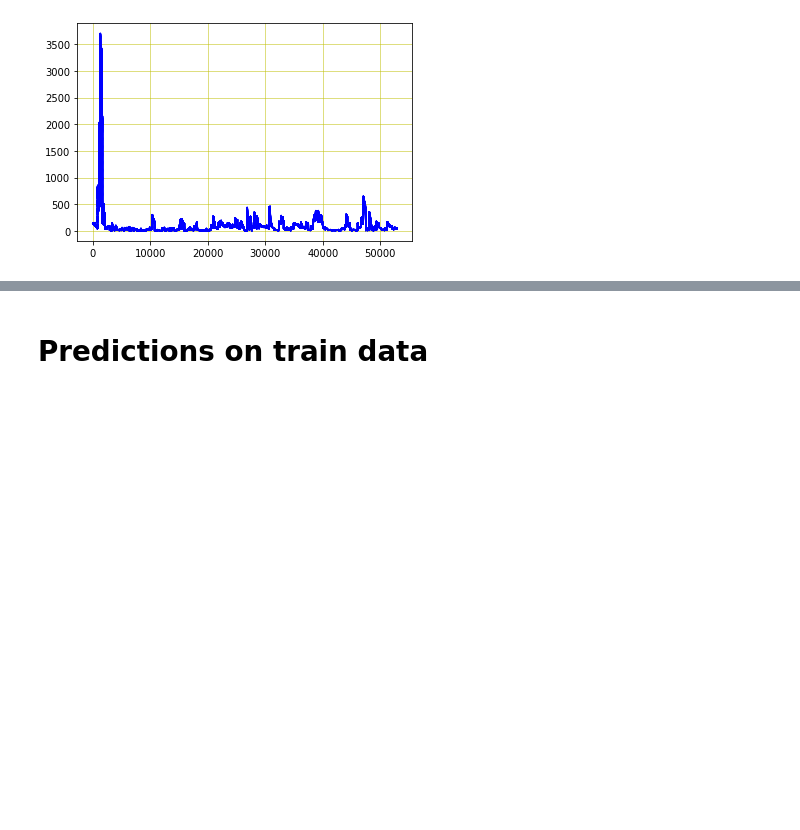
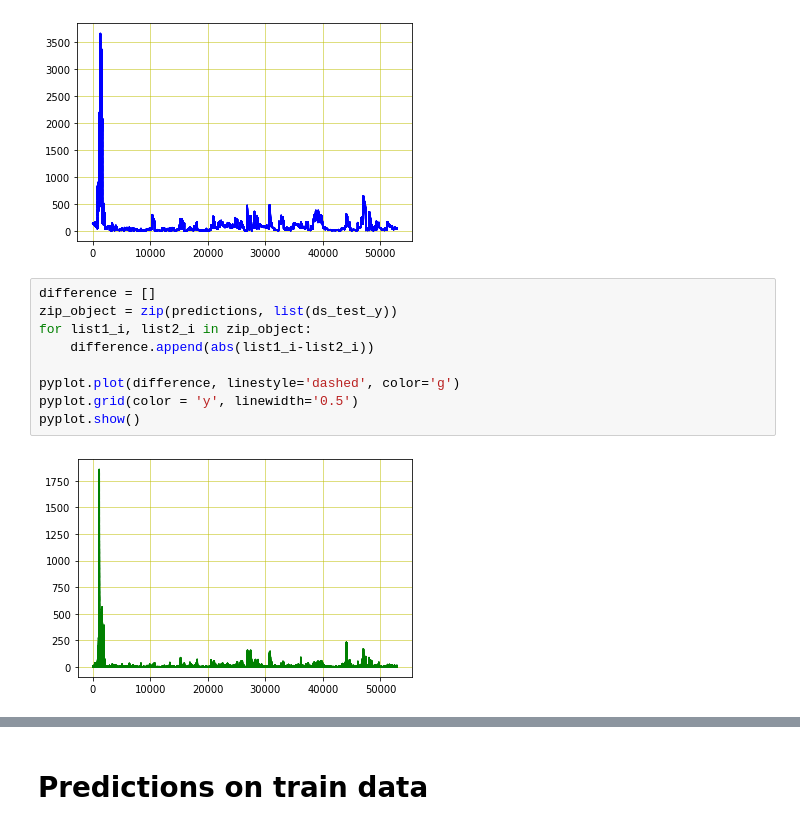
Before and after one commit to mikulicmateo/StockPrediction, a Jupyter notebook: MultioutputModel.ipynb, the cells around one changed output, grey strips where cells are left out. Saved outputs shown, nothing was run; the diff lists cells and outputs as text; blank space fills up the shorter version.

Commit message:
Added one set prediction

```diff
--- a/MultioutputModel.ipynb
+++ b/MultioutputModel.ipynb
@@ -354,3 +357,14 @@ pyplot.grid(color = 'y', linewidth='0.5')
 pyplot.show()
 # %% [output]
 [figure]
+# %%
+difference = []
+zip_object = zip(predictions, list(ds_test_y))
+for list1_i, list2_i in zip_object:
+    difference.append(abs(list1_i-list2_i))
+
+pyplot.plot(difference, linestyle='dashed', color='g')
+pyplot.grid(color = 'y', linewidth='0.5')
+pyplot.show()
+# %% [output]
+[figure, added]
```
Also changed, not shown: parts of 19 cells of this notebook.
